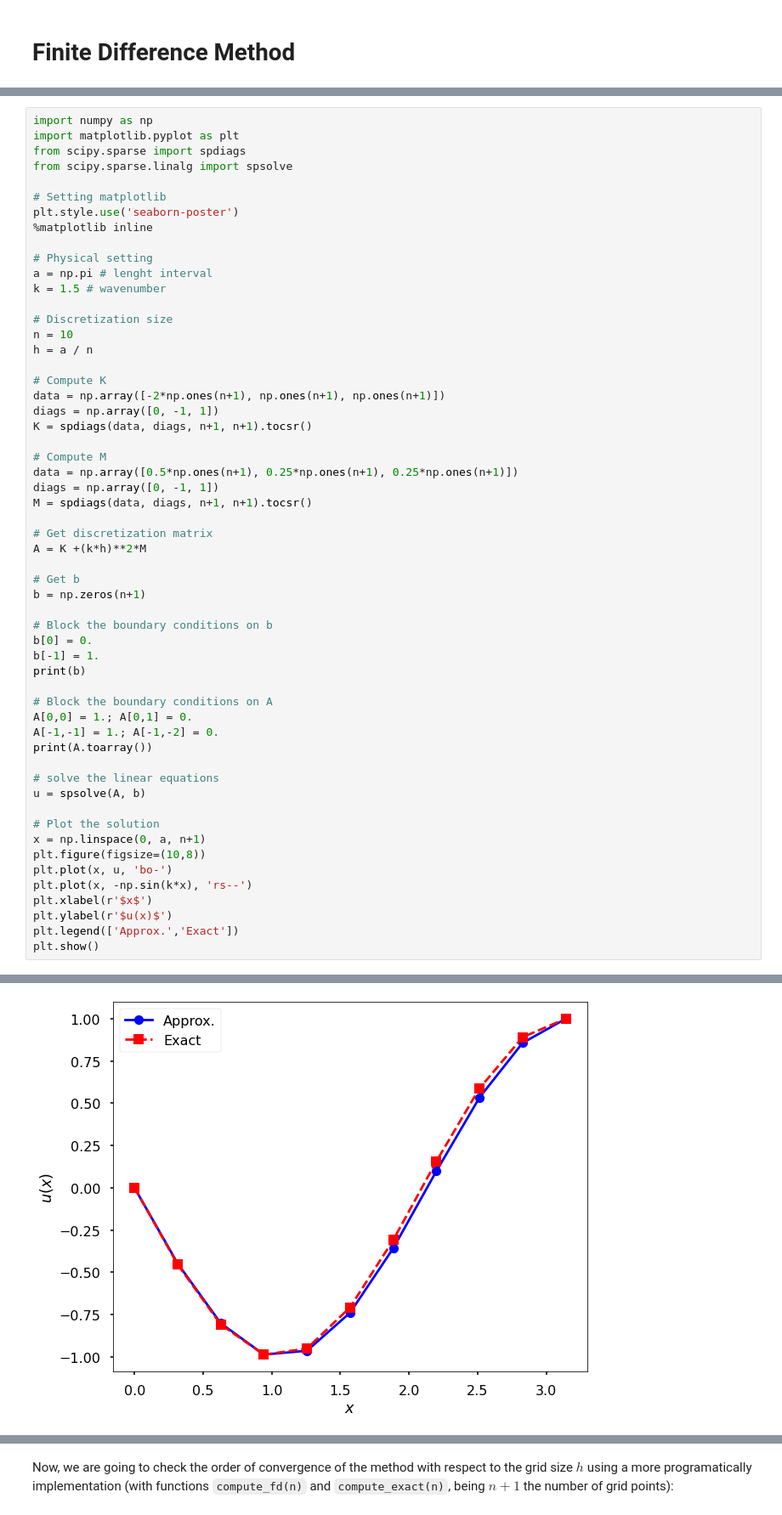
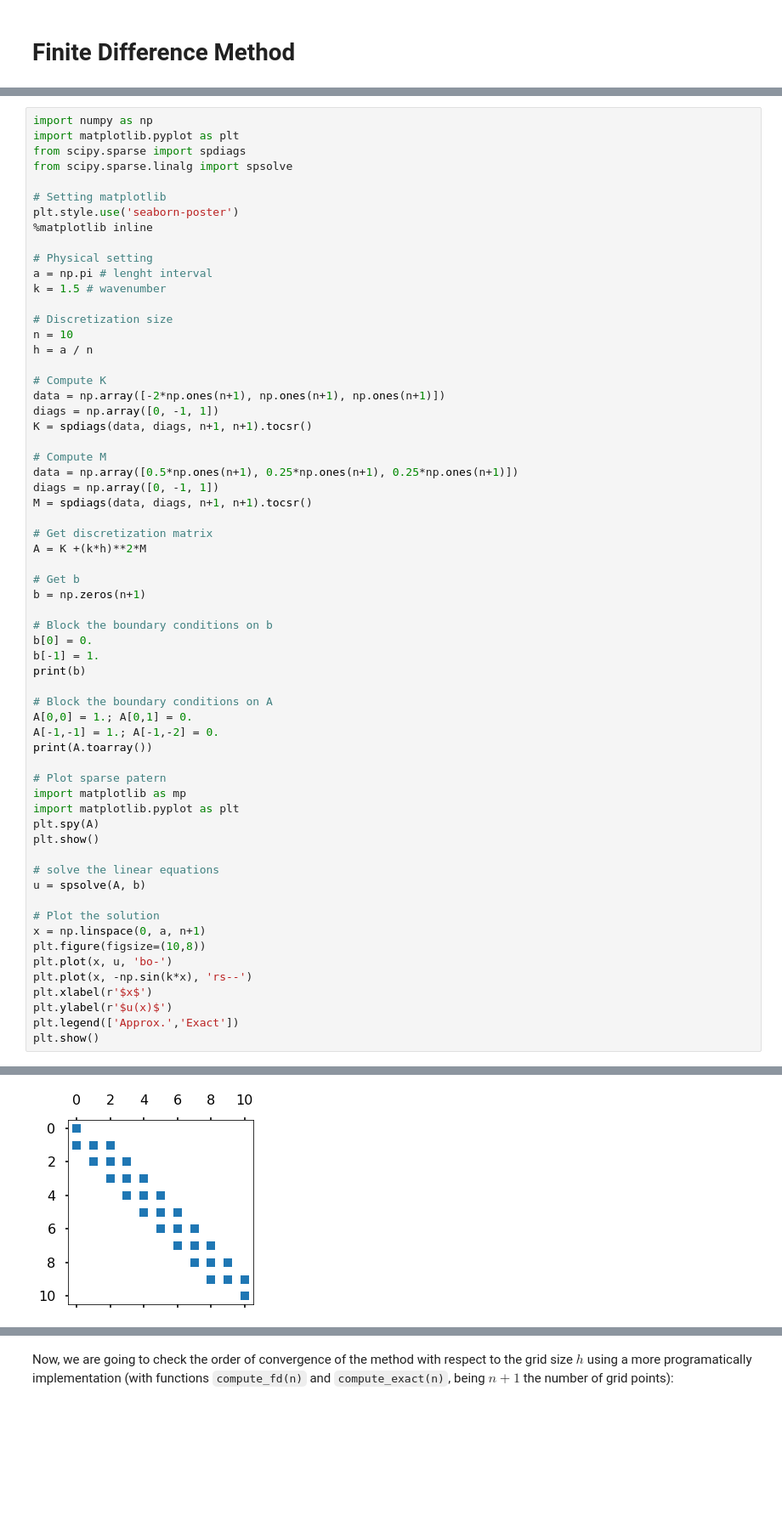
Before and after one commit to maprieto/SoftwareProfesionalAcustica, a Jupyter notebook: notebooks/FD_method.ipynb, the cells around one changed output, grey strips where cells are left out. Shown at 85% size. Saved outputs shown, nothing was run; the diff lists cells and outputs as text; blank space fills up the shorter version.

```diff
--- a/notebooks/FD_method.ipynb
+++ b/notebooks/FD_method.ipynb
@@ -99,34 +99,40 @@ A[0,0] = 1.; A[0,1] = 0.
 A[-1,-1] = 1.; A[-1,-2] = 0.
 print(A.toarray())
 
+# Plot sparse patern
+import matplotlib as mp
+import matplotlib.pyplot as plt
+plt.spy(A)
+plt.show()
+
 # solve the linear equations
 u = spsolve(A, b)
 
 # Plot the solution
 x = np.linspace(0, a, n+1)
 plt.figure(figsize=(10,8))
 plt.plot(x, u, 'bo-')
 plt.plot(x, -np.sin(k*x), 'rs--')
 plt.xlabel(r'$x$')
 plt.ylabel(r'$u(x)$')
 plt.legend(['Approx.','Exact'])
 plt.show()
 # %% [output]
 [0. 0. 0. 0. 0. 0. 0. 0. 0. 0. 1.]
 [[ 1.          0.          0.          0.          0.          0.
    0.          0.          0.          0.          0.        ]
  [ 1.05551652 -1.88896695  1.05551652  0.          0.          0.
    0.          0.          0.          0.          0.        ]
  [ 0.          1.05551652 -1.88896695  1.05551652  0.          0.
    0.          0.          0.          0.          0.        ]
  [ 0.          0.          1.05551652 -1.88896695  1.05551652  0.
    0.          0.          0.          0.          0.        ]
  [ 0.          0.          0.          1.05551652 -1.88896695  1.05551652
    0.          0.          0.          0.          0.        ]
  [ 0.          0.          0.          0.          1.05551652 -1.88896695
 ... (7 lines left out)
  [ 0.          0.          0.          0.          0.          0.
    0.          0.          1.05551652 -1.88896695  1.05551652]
  [ 0.          0.          0.          0.          0.          0.
    0.          0.          0.          0.          1.        ]]
-[figure, old version]
+[figure, new version]
```
Also changed, not shown: parts of 1 cell of this notebook, 3 other files.
